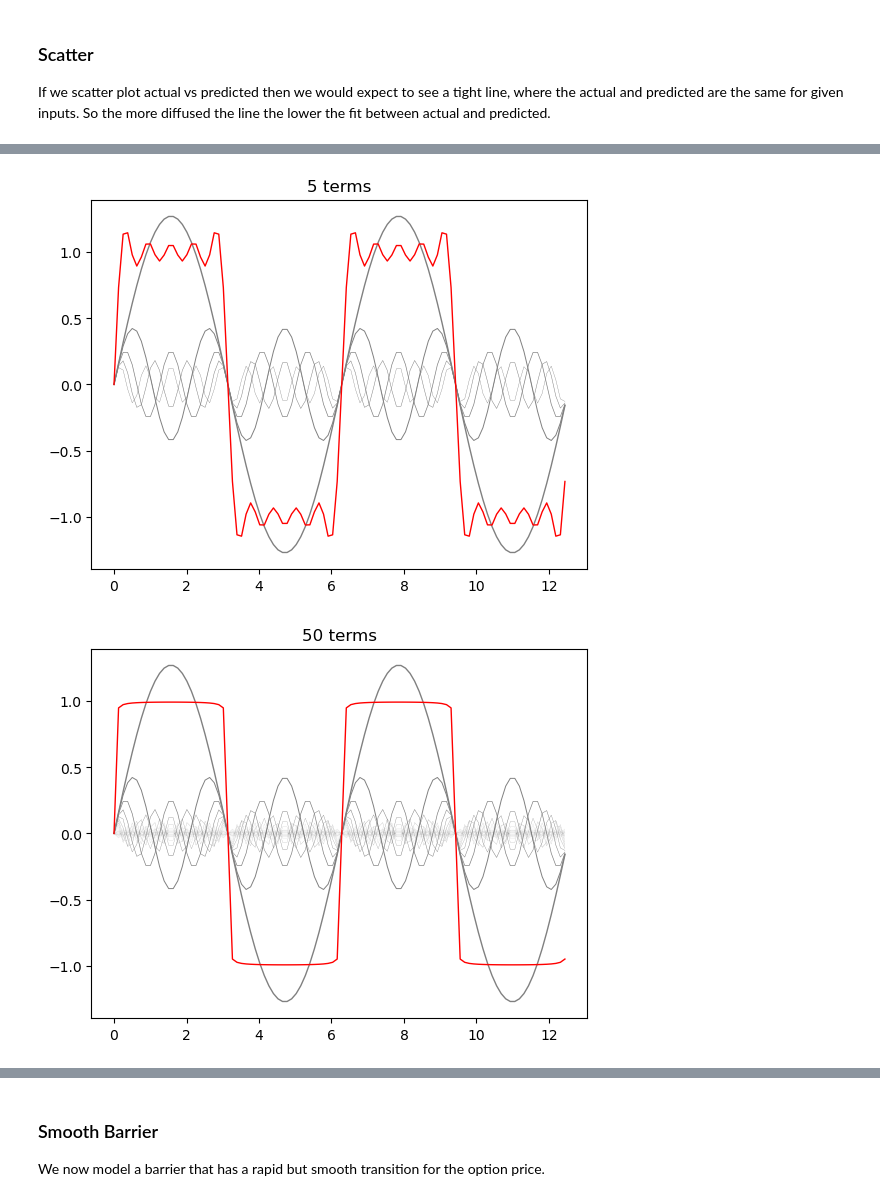
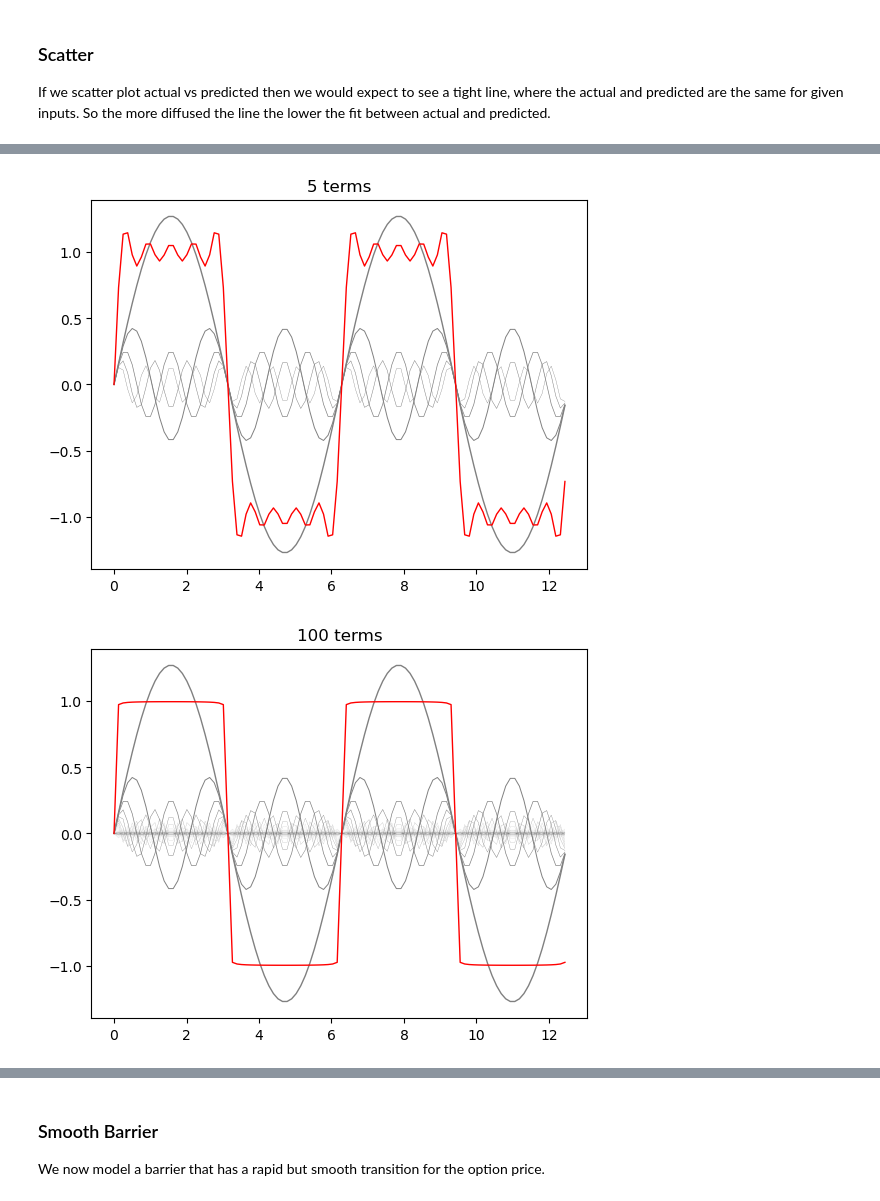
Before and after one commit to parrisma/optprice, a Jupyter notebook: jupyter/optprice.ipynb, the cells around one changed output, grey strips where cells are left out. Saved outputs shown, nothing was run; the diff lists cells and outputs as text; code cells hidden in the pictures.

```diff
--- a/jupyter/optprice.ipynb
+++ b/jupyter/optprice.ipynb
@@ -803,6 +743,10 @@ So, let's have a look at the Fourier transform as a means to gain some intuition
 def fourier_approx_of_step_function(num_fourier_terms:int = 5):
     """
     Calculate the first n terms of the fourier transform that approximates a cyclic step function.
+
+    |---|   |---|
+    |   |   |   |
+    |   |---|   |---
 
     https://en.wikipedia.org/wiki/Fourier_series
 
@@ -815,10 +759,12 @@ def fourier_approx_of_step_function(num_fourier_terms:int = 5):
     return vals, res, res.sum(axis=0)
 # %%
 def plot_step_fnx(num_fourier_terms:int = 5):
-    """_summary_
+    """
+    Calculate and plot all of the sub terms of the Fourier transform for a step function.
+    Plot the sub terms in grey & the final approximation (sum) in Red
 
     Keyword Arguments:
-        num_fourier_terms -- _description_ (default: {5})
+        num_fourier_terms -- number of fourier terms to include (default: {5})
     """
     vals, res, apx = fourier_approx_of_step_function(num_fourier_terms=num_fourier_terms)
     plt.clf()
@@ -828,9 +774,16 @@ def plot_step_fnx(num_fourier_terms:int = 5):
     plt.plot(vals, apx, color="red",linewidth=1)
     plt.show()
     return
-# %%
-plot_step_fnx(5)
-plot_step_fnx(50)
-# %% [output]
-[figure, removed]
-[figure, removed]
+# %%
+# We see the higher the number of terms the more closely we can approximate the step function.
+# The implications are that the neural network has to work *harder* to approximate functions with
+# sharp transitions. Where there sharp transitions are very common in the day to day of financial options
+#
+# In grey we can see all of the sub-terms, in red we can see the shape of the function we get if we add
+# the sub terms together
+#
+plot_step_fnx(5)
+plot_step_fnx(100)
+# %% [output]
+[figure, added]
+[figure, added]
```
Also changed, not shown: parts of 27 cells of this notebook.
